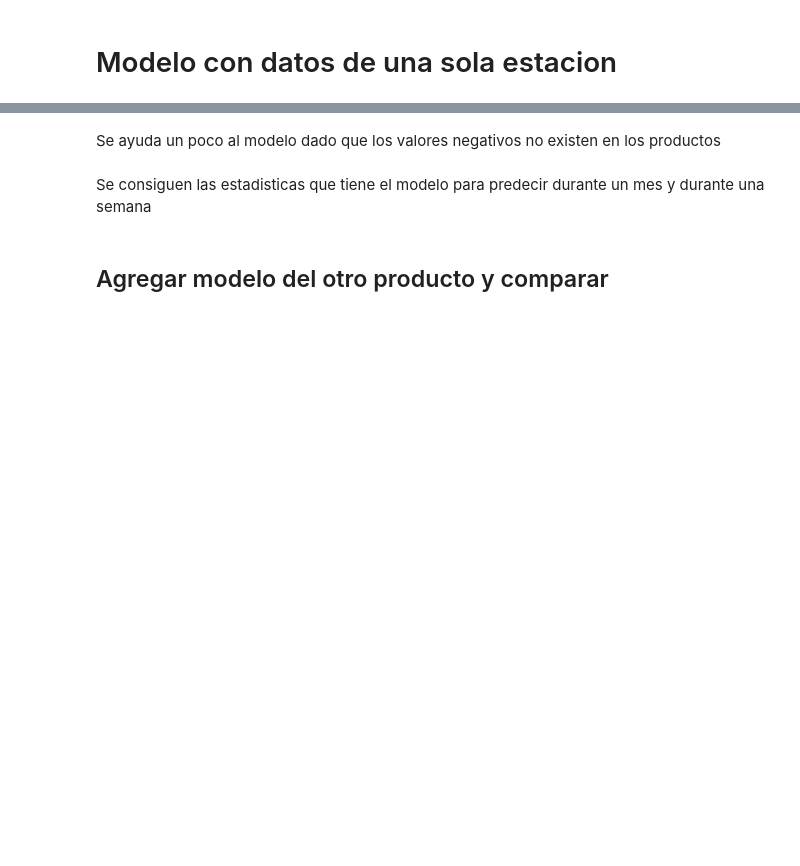
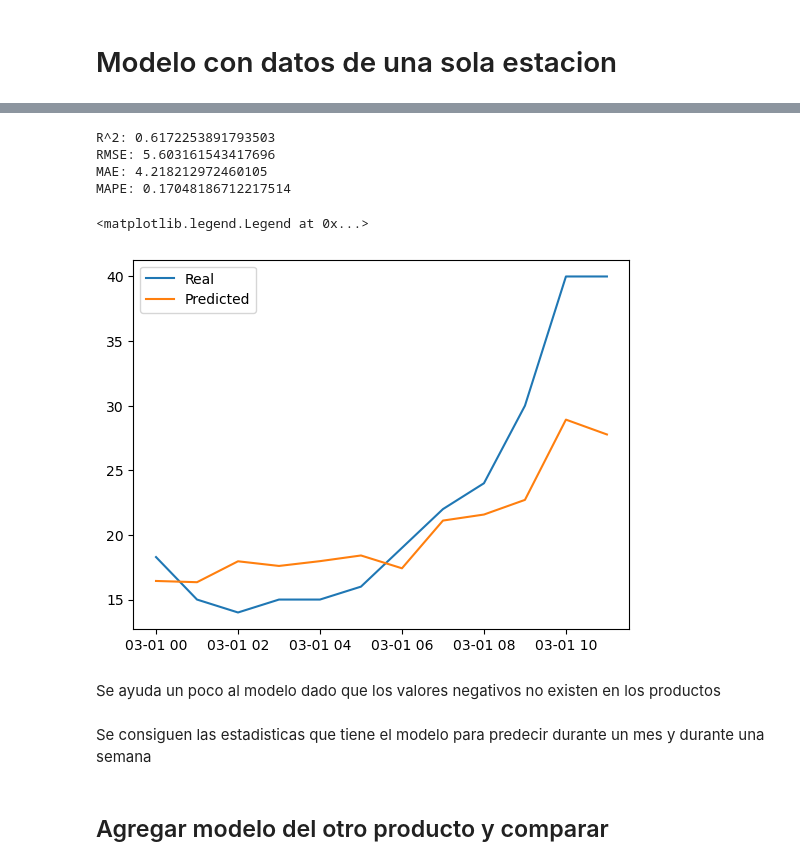
Before and after one commit to Huesoro/Multivariate_Analysis, a Jupyter notebook: Histgradientboosting.ipynb, the cells around one changed output, grey strips where cells are left out. Saved outputs shown, nothing was run; the diff lists cells and outputs as text; code cells hidden in the pictures; blank space fills up the shorter version.

```diff
--- a/Histgradientboosting.ipynb
+++ b/Histgradientboosting.ipynb
@@ -290,0 +371,42 @@ plt.legend()
+# %%
+    # Create and fit forecaster MultiVariate
+    # ==============================================================================
+forecaster = ForecasterAutoregMultiVariate(
+                regressor          = LGBMRegressor(random_state=123, verbose=-1),
+                level              = 'SURESTE PM2.5 (UG/M3)', #Hay que hacer que cambie de SURESTE a SURESTE 2, 3 y cada region tiene sus propios numeros
+                lags               = 32,
+                steps              = 18,
+                transformer_series = StandardScaler(),
+                transformer_exog   = None,
+                weight_func        = None,
+                n_jobs             = 'auto',
+
+            )
+
+forecaster.fit(data_train, exog=exog_train)
+# %%
+predictions = forecaster.predict(steps=18, exog=exog_val.loc["2024-03-01 00:00:00":])
+# %%
+# Get the R^2, RMSE, MAE and MAPE
+r2 = r2_score(data_val.filter(regex=("SURESTE PM2.5")).loc["2024-03-01"].head(18), predictions)
+rmse = mean_squared_error(data_val.filter(regex=("SURESTE PM2.5")).loc["2024-03-01"].head(18), predictions, squared=False)
+mae = mean_absolute_error(data_val.filter(regex=("SURESTE PM2.5")).loc["2024-03-01"].head(18), predictions)
+mape = mean_absolute_percentage_error(data_val.filter(regex=("SURESTE PM2.5")).loc["2024-03-01"].head(18), predictions)
+
+print(f"R^2: {r2}")
+print(f"RMSE: {rmse}")
+print(f"MAE: {mae}")
+print(f"MAPE: {mape}")
+# %% [output]
+R^2: 0.6172253891793503
+RMSE: 5.603161543417696
+MAE: 4.218212972460105
+MAPE: 0.17048186712217514
+# %%
+# Plot the predicted, vs real
+plt.plot(data_val.filter(regex=("SURESTE PM2.5")).loc["2024-03-01"].head(18), label="Real")
+plt.plot(predictions, label="Predicted")
+plt.legend()
+# %% [output]
+<matplotlib.legend.Legend at 0x...>
+[figure, added]
```
Also changed, not shown: parts of 17 cells of this notebook.
